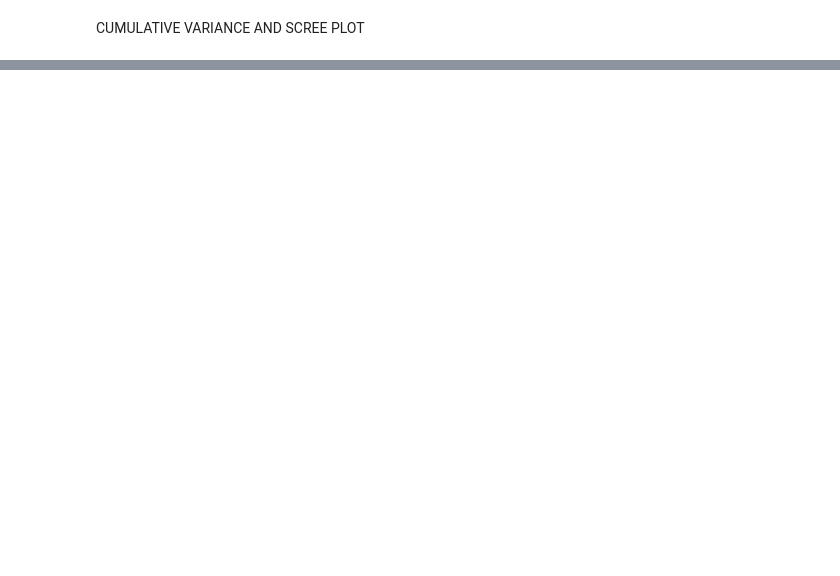
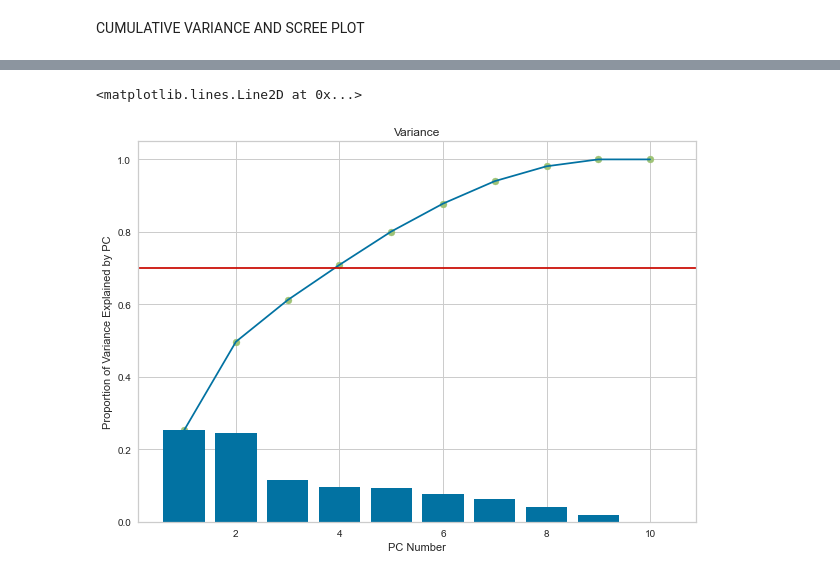
Before and after one commit to Jiian/seoulbike, a Jupyter notebook: PCA/pca bike.ipynb, the cells around one changed output, grey strips where cells are left out. Saved outputs shown, nothing was run; the diff lists cells and outputs as text; code cells hidden in the pictures; blank space fills up the shorter version.

```diff
--- a/PCA/pca bike.ipynb
+++ b/PCA/pca bike.ipynb
@@ -114,0 +195,13 @@ CUMULATIVE VARIANCE AND SCREE PLOT
+# %%
+x = list(range(1,N+1))
+plt.figure(figsize=(10, 7))
+plt.bar(x,explained_variance_ratio)
+plt.scatter(range(1,N+1),cumulative_variance)
+plt.plot(x,cumulative_variance)
+plt.title('Variance')
+plt.xlabel('PC Number')
+plt.ylabel('Proportion of Variance Explained by PC')
+plt.axhline(y=0.7, color = 'r')
+# %% [output]
+<matplotlib.lines.Line2D at 0x...>
+[figure, added]
```
Also changed, not shown: parts of 48 cells of this notebook.
